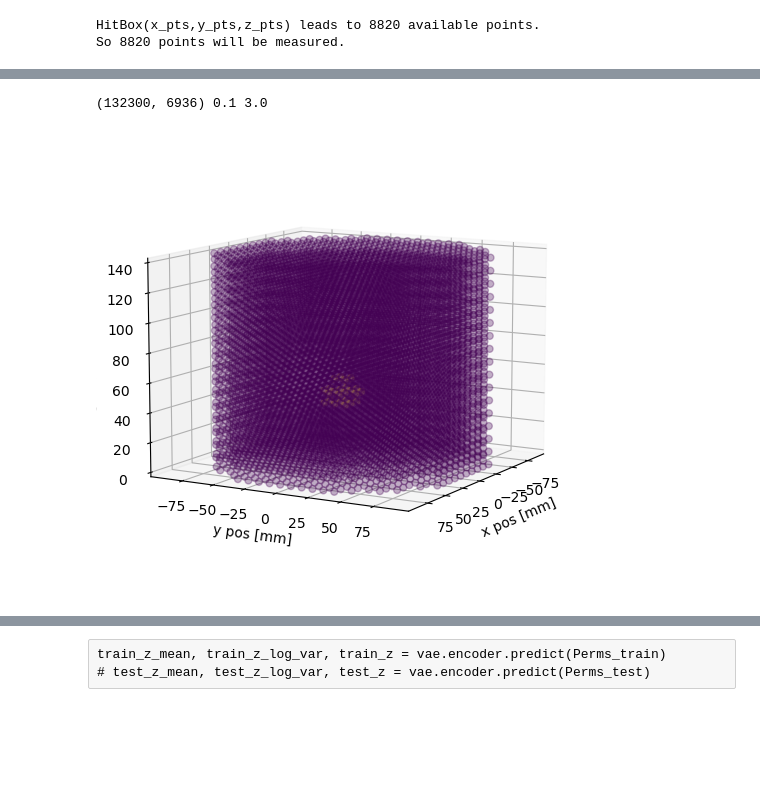
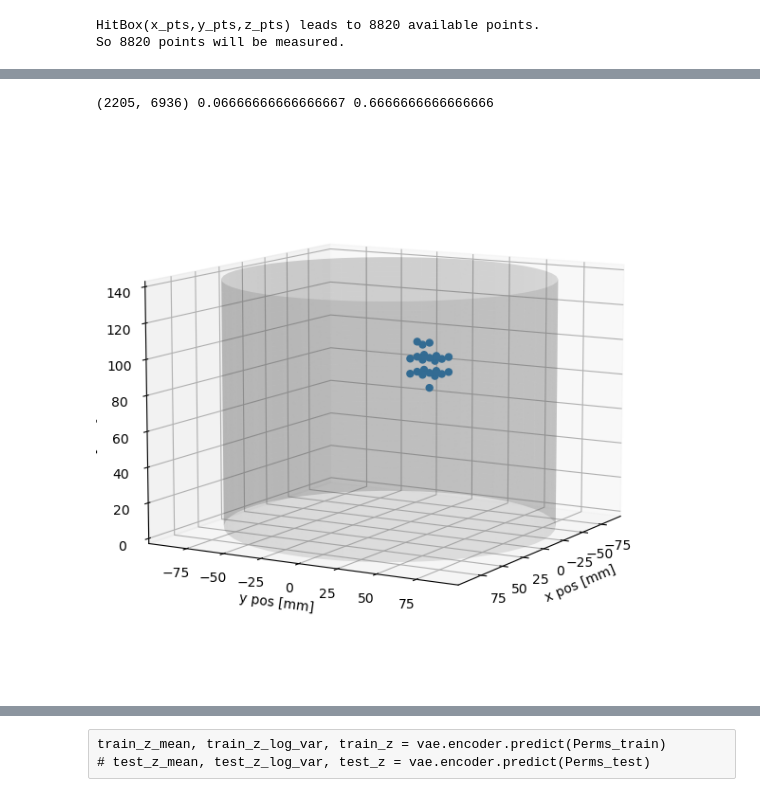
Before and after one commit to JacobTh98/3dIT, a Jupyter notebook: example.ipynb, the cells around one changed output, grey strips where cells are left out. Cells and saved outputs as stored; diff of their text form; code cells hidden in the pictures; blank space fills up the shorter version.

```diff
--- a/example.ipynb
+++ b/example.ipynb
@@ -27,7 +27,7 @@ from tqdm import tqdm
 ## Generate Synthetic VAE data
 # %%
 tank = TankProperties32x2()
-ball = BallAnomaly(x=0, y=0, z=0, d=30, perm=30, material="acryl")
+ball = BallAnomaly(x=0, y=0, z=0, d=30, perm=10, material="acryl")
 hitbox = compute_hitbox(tank, ball, safety_tolerance=10.0)
 hitbox.z_min = tank.E_zr1 - ball.d / 4
 hitbox.z_max = tank.E_zr2 + ball.d / 4
@@ -50,25 +50,25 @@ plot_mesh(mesh_obj, tank)
 # %%
 Perms = list()
 
-for _ in range(15):
-    for XYZ in coordinates:
-        # update ball position
-        ball.x, ball.y, ball.z = XYZ
-        mesh_obj = set_perm(mesh_obj, ball)
-        Perms.append(mesh_obj.perm_array)  # + np.random.random(3542)
+# for _ in range(1):
+for XYZ in coordinates[::4, :]:
+    # update ball position
+    ball.x, ball.y, ball.z = XYZ
+    mesh_obj = set_perm(mesh_obj, ball)
+    Perms.append(mesh_obj.perm_array)  # + np.random.random(3542)
 Perms = np.array(Perms)
-Perms = Perms / 10
+Perms = Perms / 15
 
 Perms_train = Perms
 np.random.shuffle(Perms_train)
 print(Perms_train.shape, np.min(Perms_train), np.max(Perms_train))
 # %% [output]
-(132300, 6936) 0.1 3.0
+(2205, 6936) 0.06666666666666667 0.6666666666666666
 # %%
-mesh_obj.perm_array = Perms_train[3, :]
+mesh_obj.perm_array = Perms_train[10, :]*15
 plot_mesh(mesh_obj)
 # %% [output]
-[figure, old version]
+[figure, new version]
 # %%
 import tensorflow as tf
 from tensorflow import GradientTape, exp, keras, reduce_mean, reduce_sum, shape, square
```
Also changed, not shown: parts of 7 cells of this notebook.
